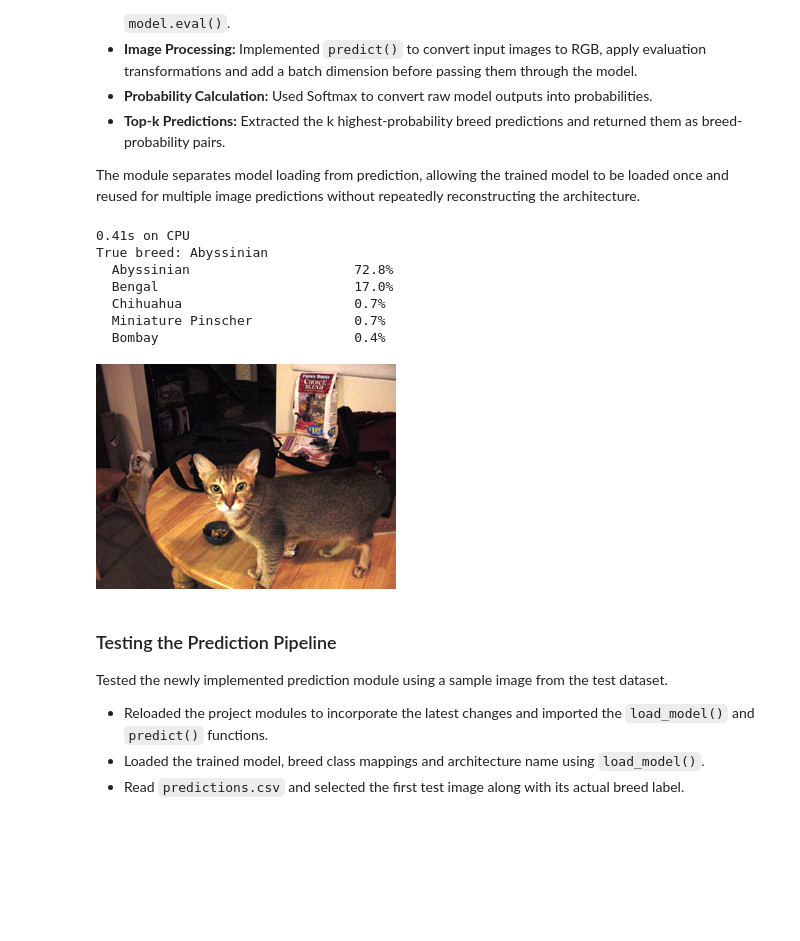
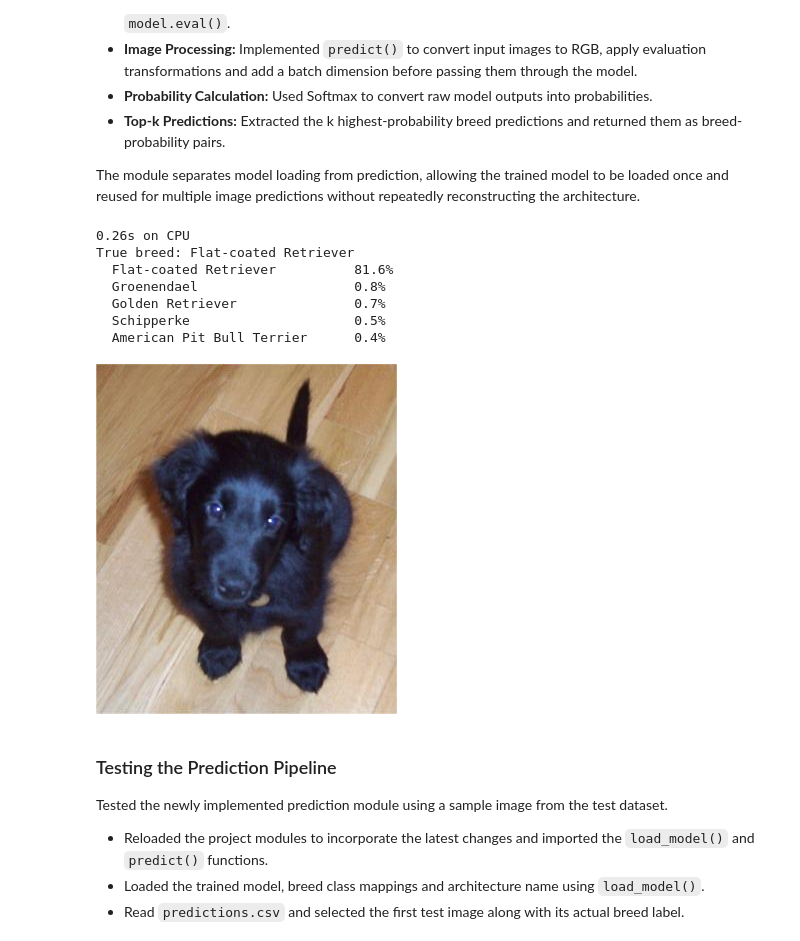
Before and after one commit to piihutanoch/pet-breed-classifier, a Jupyter notebook: notebooks/05_app_dev.ipynb, the cells around one changed output. Drawn from its saved outputs; the diff is of its cells as text; code cells hidden in the pictures; blank space fills up the shorter version.

```diff
--- a/notebooks/05_app_dev.ipynb
+++ b/notebooks/05_app_dev.ipynb
@@ -14,7 +14,7 @@ import pandas as pd
 import matplotlib.pyplot as plt
 
 project_dir = Path("/content/drive/MyDrive/pet-breed-classifier")
-artifacts_dir = project_dir / "artifacts"
+artifacts_dir = project_dir / "artifacts_v2"    # v2 artifacts (v1 is kept in artifacts/)
 data_dir = Path("/content/data")
 data_dir.mkdir(parents=True, exist_ok=True)
 sys.path.append(str(project_dir))
@@ -22,7 +22,10 @@ sys.path.append(str(project_dir))
 seed = 42
 device = "cpu"
 
-with open(artifacts_dir / "splits.json") as f:
-    splits = json.load(f)
-val_idx = splits["val"]
+# Load the v2 dataset manifest (one row per photo, with its split)
+manifest = pd.read_csv(artifacts_dir / "manifest.csv")
+
+# Location of each image source (Oxford / Stanford / Indie)
+with open(artifacts_dir / "roots.json") as f:
+    ROOTS = json.load(f)
 # %% [output]
@@ -140,7 +160,7 @@ from src.model import build_model
 
 
 # Locate the artifacts directory relative to this file
-DEFAULT_ARTIFACTS = Path(__file__).resolve().parent.parent / "artifacts"
+DEFAULT_ARTIFACTS = Path(__file__).resolve().parent.parent / "artifacts_v2"
 
 # Initialise the evaluation transformations once for reuse
 TRANSFORM = get_eval_transform()
@@ -231,40 +250,40 @@ from src.predict import load_model, predict
 from PIL import Image
 
 # Load the trained model, breed labels and architecture name
 model, classes, model_name = load_model(artifacts_dir, device="cpu")
 
 # Load previously generated test predictions
 pred_df = pd.read_csv(artifacts_dir / "predictions.csv")
 
 # Select one test image for inference
 sample = pred_df.iloc[0]
 
 # Open the original test image
 img = Image.open(
-    data_dir / "oxford-iiit-pet" / "images" / sample["filename"]
+    Path(ROOTS[sample["source"]]) / sample["path"]
 )
 
 # Measure the time taken to generate predictions
 start = time.time()
 result = predict(model, classes, img, k=5)
 
 print(f"{time.time() - start:.2f}s on CPU")
 
 # Display the actual breed and top-5 predicted breeds
 print("True breed:", sample["true_breed"])
 
 for breed, p in result:
     print(f"  {breed:<30} {p:.1%}")
 
 # Display the test image
 img
 # %% [output]
-0.41s on CPU
-True breed: Abyssinian
-  Abyssinian                     72.8%
-  Bengal                         17.0%
-  Chihuahua                      0.7%
-  Miniature Pinscher             0.7%
-  Bombay                         0.4%
+0.26s on CPU
+True breed: Flat-coated Retriever
+  Flat-coated Retriever          81.6%
+  Groenendael                    0.8%
+  Golden Retriever               0.7%
+  Schipperke                     0.5%
+  American Pit Bull Terrier      0.4%
-[figure, old version]
+[figure, new version]
 # %% [markdown]
```
Also changed, not shown: parts of 21 cells of this notebook.
